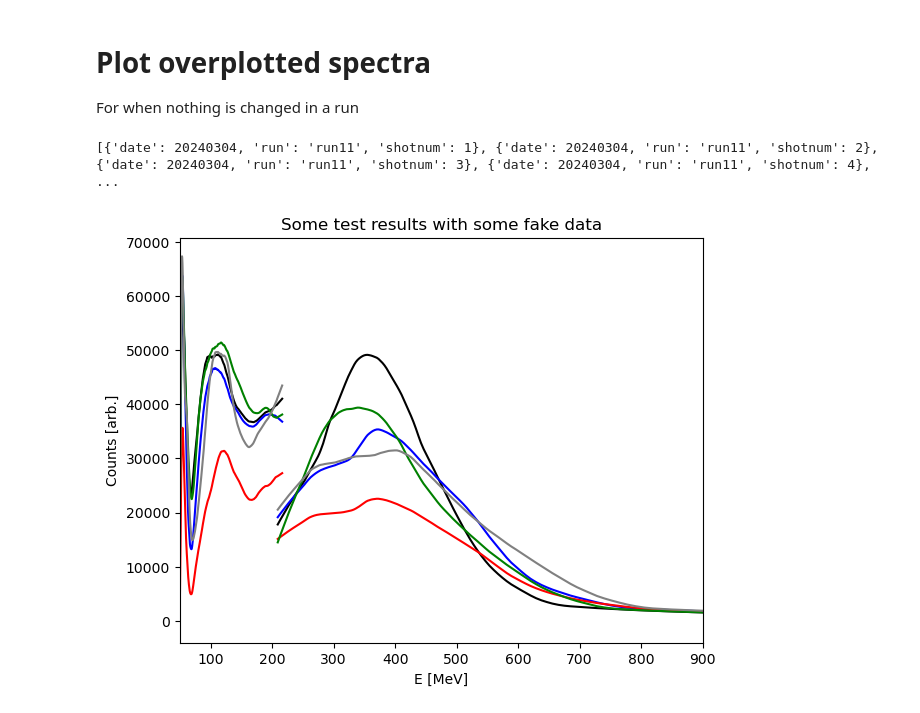
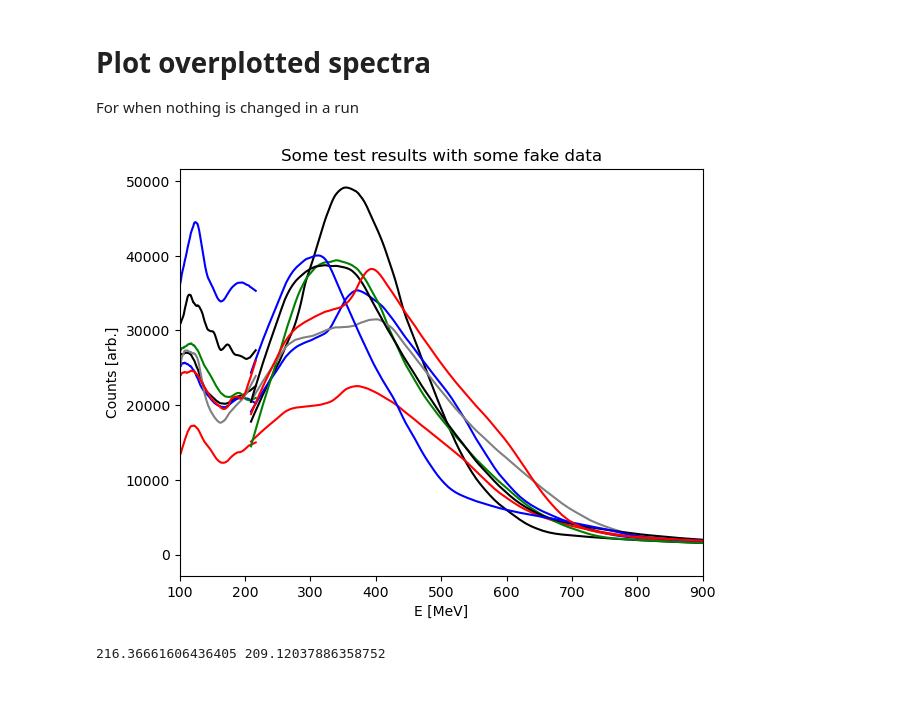
Before and after one commit to cmcanespie01/Gemini_cells_2024, a Jupyter notebook: scripts/ESpec/Espec_plotting.ipynb, the cells around one changed output. Cells and saved outputs as stored; diff of their text form; code cells hidden in the pictures.

```diff
--- a/scripts/ESpec/Espec_plotting.ipynb
+++ b/scripts/ESpec/Espec_plotting.ipynb
@@ -76,37 +76,39 @@ For when nothing is changed in a run
 timeline = {'date': 20240304, 'run': 'run11'}
 shot_dicts = ex.DAQ.get_shot_dicts('ESpec', timeline)
 
 charge = []
 ave_spec = []
 
-print(shot_dicts)
+# print(shot_dicts)
 
-colors= ['k', 'b', 'r', 'g', 'grey']
+colors= ['k', 'b', 'r', 'g', 'grey', 'k', 'b', 'r', 'g', 'grey']
 
-for n,i in enumerate(shot_dicts[0:5]):
+for n,i in enumerate(shot_dicts[0:8]):
     img, y, MeV = ESpec.get_proc_shot(i, debug=False, apply_charge=True) #With apply charge = True, the charge is taken from the calib.toml file
     img = np.rot90(img)
     img[img<=0] = 0
 
     spec = abs(np.sum(img, axis=0))
     spec = savgol_filter(spec, window_length=51, polyorder=1)
     plt.plot(MeV, spec, color=colors[n], label='Shot '+str(n+1))
 
     img_low, MeV_low, y_low = ESpec_low.get_proc_shot(i, debug=False, apply_charge=True)
     img_low[img_low<=0] = 0
 
     spec = abs(np.sum(img_low, axis=0))
-    spec = savgol_filter(spec, window_length=51, polyorder=1)
+    spec = savgol_filter(spec, window_length=51, polyorder=1)*0.55
     plt.plot(MeV_low, spec, color=colors[n], label='Shot '+str(n+1))
 
 # plt.legend()
 plt.xlabel('E [MeV]')
 plt.ylabel('Counts [arb.]')
 # plt.ylim(0, )
-plt.xlim(np.min(MeV_low), 900)
+plt.xlim(100, 900)
 plt.tight_layout()
 plt.title('Some test results with some fake data')
 plt.show()
+
+print(np.max(MeV_low), np.min(MeV))
 # %% [output]
+[figure, new version]
-[{'date': 20240304, 'run': 'run11', 'shotnum': 1}, {'date': 20240304, 'run': 'run11', 'shotnum': 2}, {'date': 20240304, 'run': 'run11', 'shotnum': 3}, {'date': 20240304, 'run': 'run11', 'shotnum': 4}, ...
+216.36661606436405 209.12037886358752
-[figure, old version]
```
Also changed, not shown: 2 other files.
